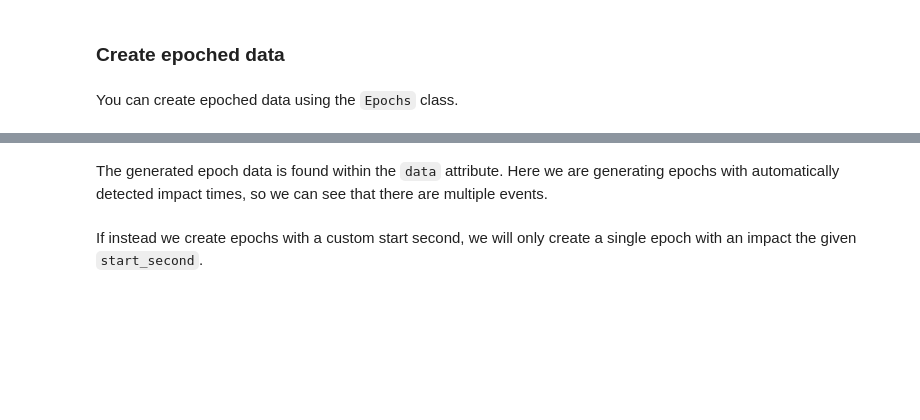
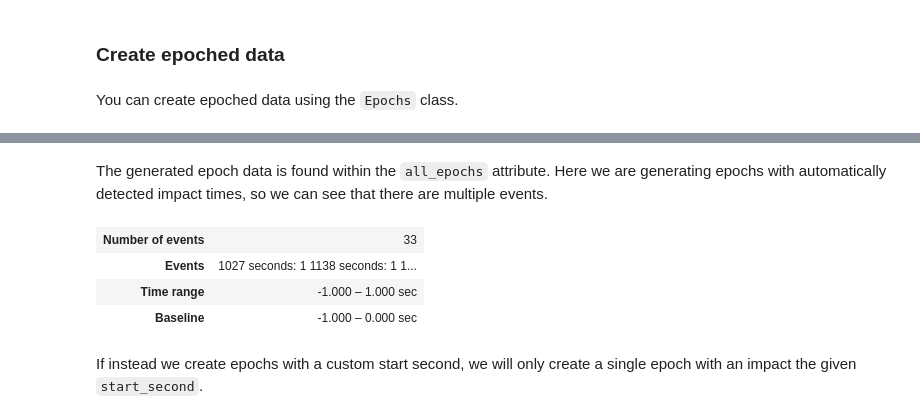
Before and after one commit to UBC-MDS/simpl_eeg_capstone, a Jupyter notebook: docs/simpl_instructions/eeg_objects.ipynb, the cells around one changed output, grey strips where cells are left out. Cells and saved outputs as stored; diff of their text form; code cells hidden in the pictures; blank space fills up the shorter version.

```diff
--- a/docs/simpl_instructions/eeg_objects.ipynb
+++ b/docs/simpl_instructions/eeg_objects.ipynb
@@ -64,7 +110,12 @@ epochs = eeg_objects.Epochs(experiment_folder, tmin, tmax, start_second)
 # %% [markdown]
-The generated epoch data is found within the `data` attribute. Here we are generating epochs with automatically detected impact times, so we can see that there are multiple events.
+The generated epoch data is found within the `all_epochs` attribute. Here we are generating epochs with automatically detected impact times, so we can see that there are multiple events.
 # %%
-epochs.data
+epochs.all_epochs
+# %% [output]
+| Number of events | 33 |
+| Events | 1027 seconds: 1 1138 seconds: 1 1... |
+| Time range | -1.000 – 1.000 sec |
+| Baseline | -1.000 – 0.000 sec |
 # %% [markdown]
 If instead we create epochs with a custom start second, we will only create a single epoch with an impact the given `start_second`.
 # %%
```
Also changed, not shown: parts of 17 cells of this notebook, 2 other files.
